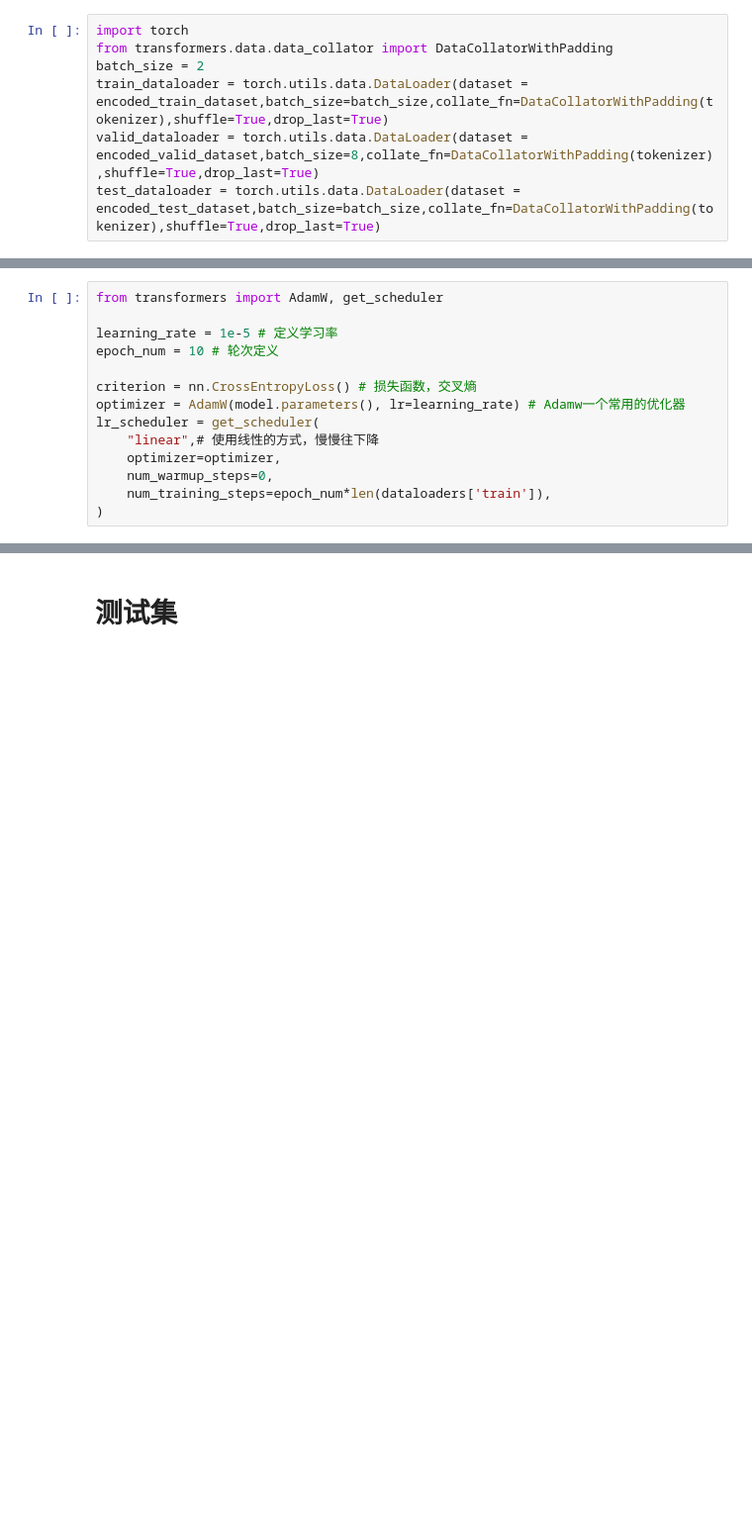
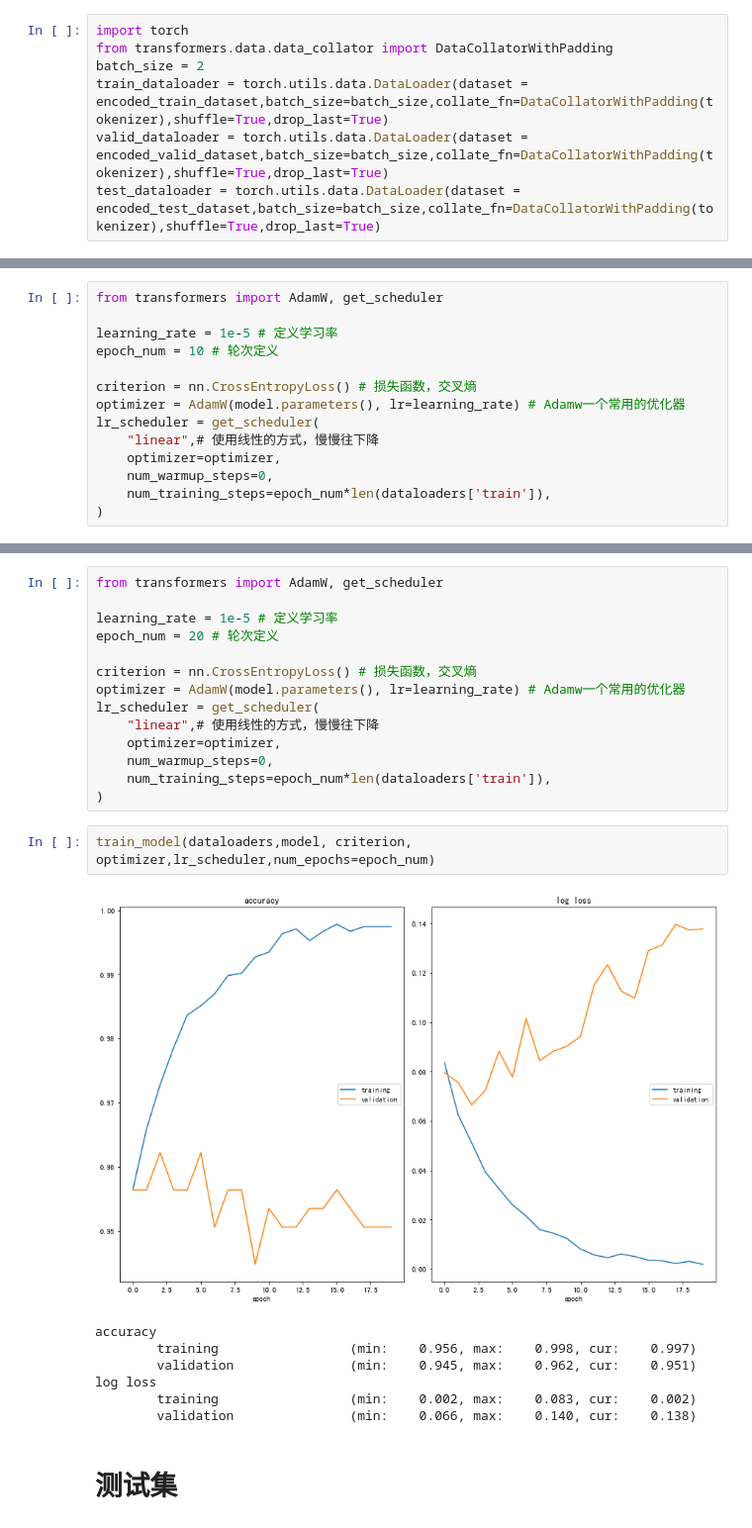
Before and after one commit to ChocolateLi/Pytorch, a Jupyter notebook: SentimentAnalysis/model/My_Sentiment_Task_4.0.ipynb, the cells around one changed output, grey strips where cells are left out. Shown at 99% size. Cells and saved outputs as stored; diff of their text form; blank space fills up the shorter version.

```diff
--- a/SentimentAnalysis/model/My_Sentiment_Task_4.0.ipynb
+++ b/SentimentAnalysis/model/My_Sentiment_Task_4.0.ipynb
@@ -60,7 +60,7 @@ import torch
 from transformers.data.data_collator import DataCollatorWithPadding
 batch_size = 2
 train_dataloader = torch.utils.data.DataLoader(dataset = encoded_train_dataset,batch_size=batch_size,collate_fn=DataCollatorWithPadding(tokenizer),shuffle=True,drop_last=True)
-valid_dataloader = torch.utils.data.DataLoader(dataset = encoded_valid_dataset,batch_size=8,collate_fn=DataCollatorWithPadding(tokenizer),shuffle=True,drop_last=True)
+valid_dataloader = torch.utils.data.DataLoader(dataset = encoded_valid_dataset,batch_size=batch_size,collate_fn=DataCollatorWithPadding(tokenizer),shuffle=True,drop_last=True)
 test_dataloader = torch.utils.data.DataLoader(dataset = encoded_test_dataset,batch_size=batch_size,collate_fn=DataCollatorWithPadding(tokenizer),shuffle=True,drop_last=True)
 # %%
 dataloaders = {
@@ -310,3 +323,27 @@ train_model(dataloaders,model, criterion, optimizer,lr_scheduler,num_epochs=epoc
+# %%
+from transformers import AdamW, get_scheduler
+
+learning_rate = 1e-5 # 定义学习率
+epoch_num = 20 # 轮次定义
+
+criterion = nn.CrossEntropyLoss() # 损失函数，交叉熵
+optimizer = AdamW(model.parameters(), lr=learning_rate) # Adamw一个常用的优化器
+lr_scheduler = get_scheduler(
+    "linear",# 使用线性的方式，慢慢往下降
+    optimizer=optimizer,
+    num_warmup_steps=0,
+    num_training_steps=epoch_num*len(dataloaders['train']),
+)
+# %%
+train_model(dataloaders,model, criterion, optimizer,lr_scheduler,num_epochs=epoch_num)
+# %% [output]
+[figure, added]
+accuracy
+        training                 (min:    0.956, max:    0.998, cur:    0.997)
+        validation               (min:    0.945, max:    0.962, cur:    0.951)
+log loss
+        training                 (min:    0.002, max:    0.083, cur:    0.002)
+        validation               (min:    0.066, max:    0.140, cur:    0.138)
 # %% [markdown]
 # 测试集
 # %% [markdown]
```
Also changed, not shown: parts of 9 cells of this notebook, 20 other files.
